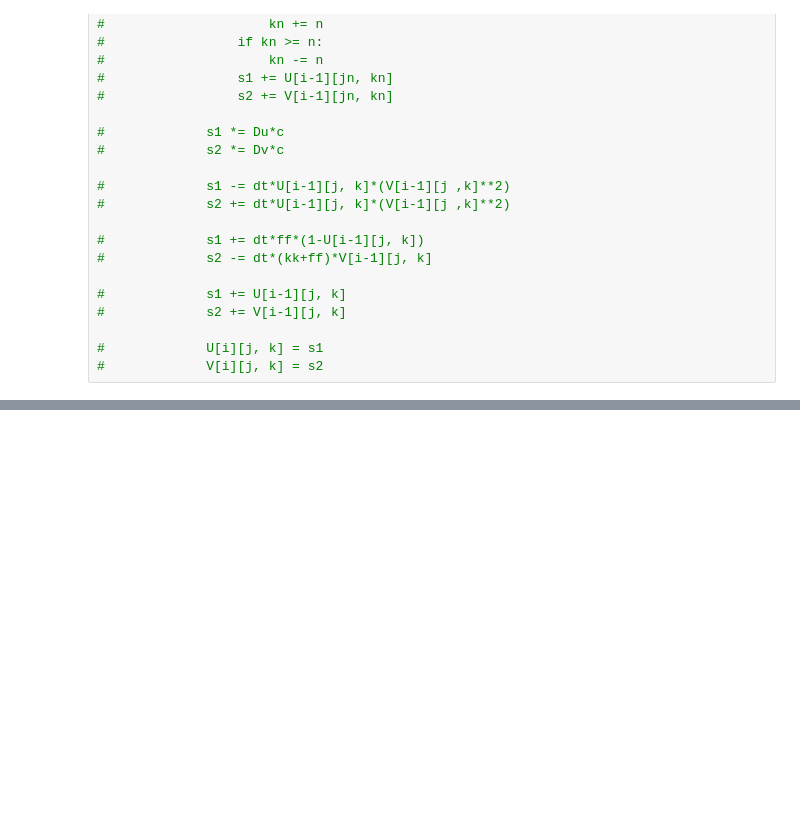
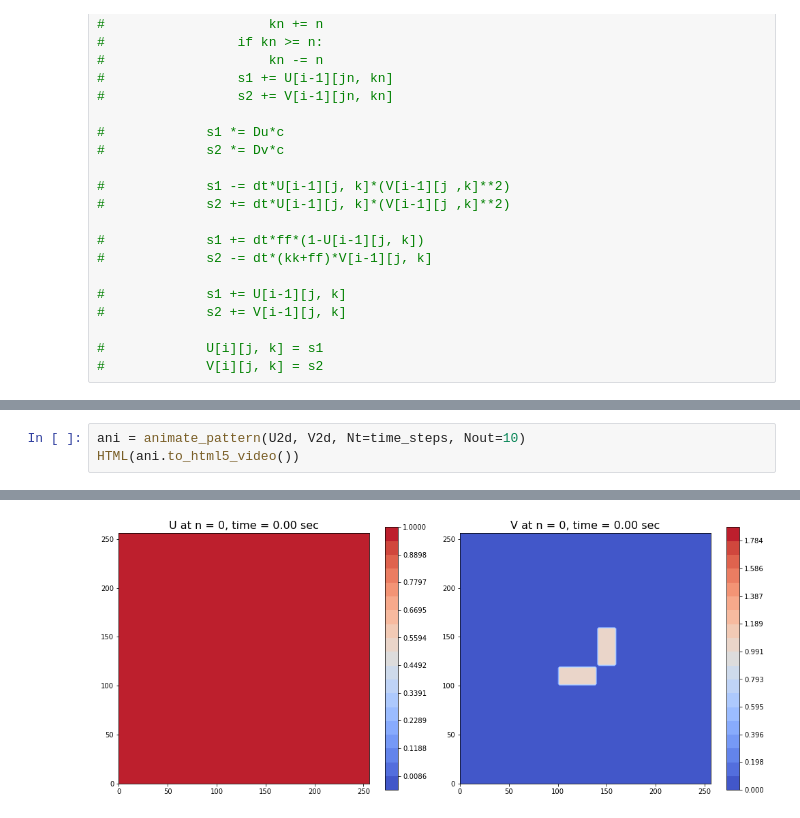
Before and after one commit to JasmineeeeeTONG/AM205_project_report, a Jupyter notebook: Reaction_Diffustion_for_Pattern_Formation.ipynb, the cells around one changed output, grey strips where cells are left out. Drawn from its saved outputs; the diff is of its cells as text; blank space fills up the shorter version.

```diff
--- a/Reaction_Diffustion_for_Pattern_Formation.ipynb
+++ b/Reaction_Diffustion_for_Pattern_Formation.ipynb
@@ -247,0 +287,4 @@ print(np.roll(x2, 1, axis=0))
+# %%
+ani = animate_pattern(U2d, V2d, Nt=time_steps, Nout=10)
+HTML(ani.to_html5_video())
+# %% [output]
@@ -247,0 +292 @@ print(np.roll(x2, 1, axis=0))
+[figure, added]
```
Also changed, not shown: parts of 26 cells of this notebook.
